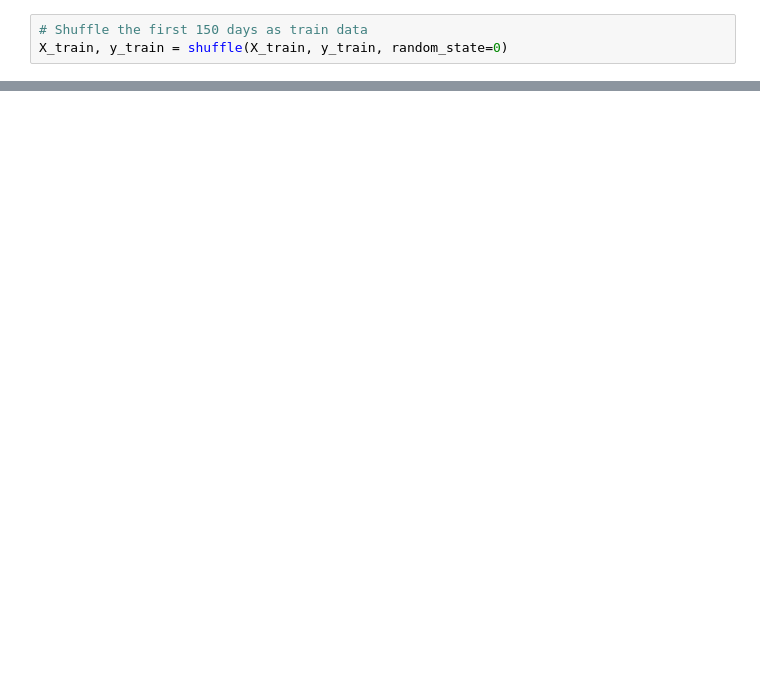
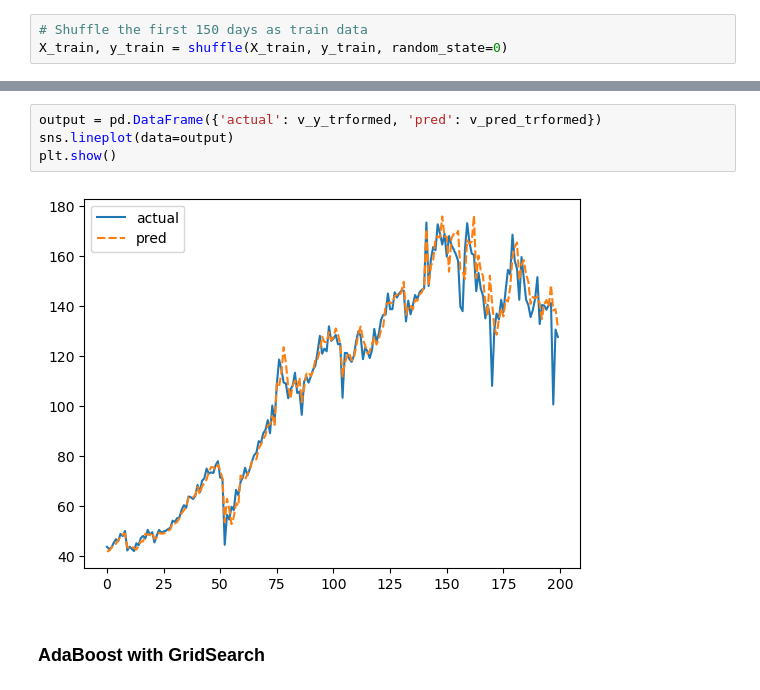
Before and after one commit to HsinZhengWei/BT4222, a Jupyter notebook: adaboost.ipynb, the cells around one changed output, grey strips where cells are left out. Saved outputs shown, nothing was run; the diff lists cells and outputs as text; blank space fills up the shorter version.

```diff
--- a/adaboost.ipynb
+++ b/adaboost.ipynb
@@ -195,0 +229,8 @@ plt.show()
+# %%
+output = pd.DataFrame({'actual': v_y_trformed, 'pred': v_pred_trformed})
+sns.lineplot(data=output)
+plt.show()
+# %% [output]
+[figure, added]
+# %% [markdown]
+### AdaBoost with GridSearch
```
Also changed, not shown: parts of 54 cells of this notebook.
